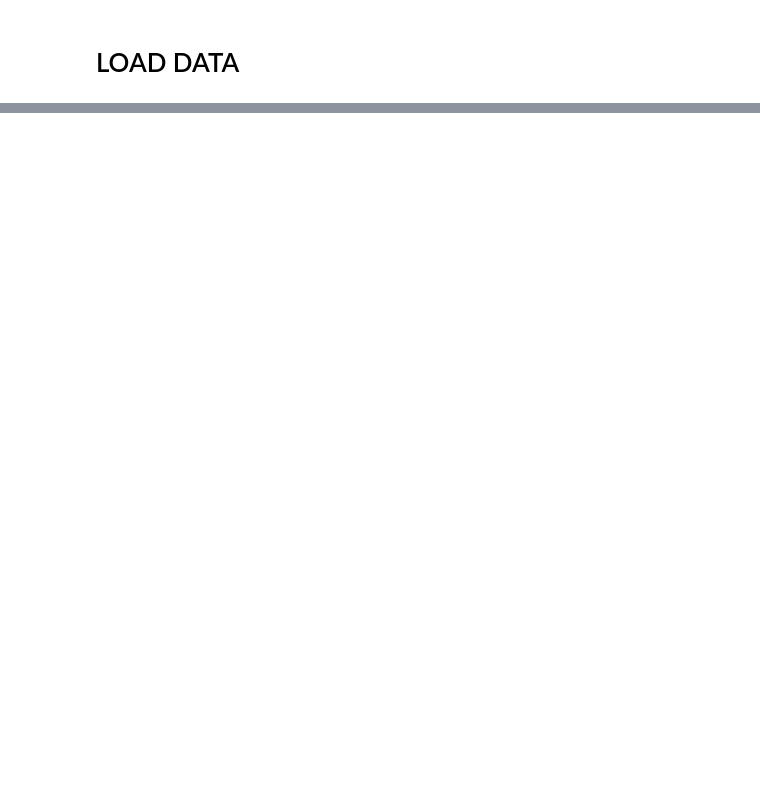
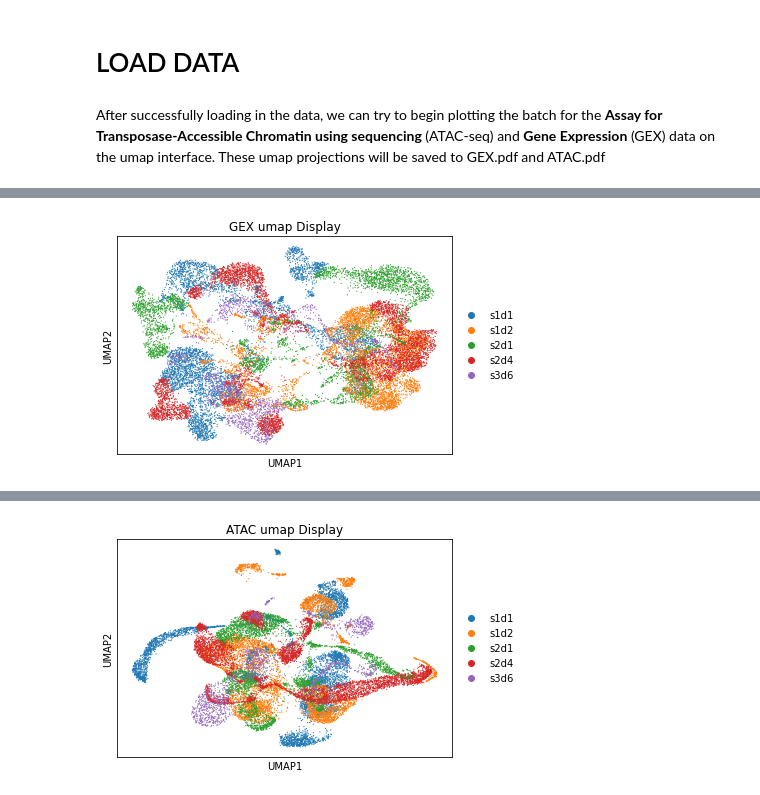
Before and after one commit to vmallela0/neurips-mia-2021, a Jupyter notebook: src/transformer-sc.ipynb, the cells around one changed output, grey strips where cells are left out. Drawn from its saved outputs; the diff is of its cells as text; code cells hidden in the pictures; blank space fills up the shorter version.

```diff
--- a/src/transformer-sc.ipynb
+++ b/src/transformer-sc.ipynb
@@ -24,7 +38,15 @@ from sklearn.metrics import mean_squared_error
 # %% [markdown]
 # LOAD DATA
 # %%
-path = '../../data/explore/multiome/'
+path = '../../../../tmp/public/multiome/'
 outpath ='../out/'
 adata_gex = ad.read_h5ad(path + "multiome_gex_processed_training.h5ad")
 adata_atac = ad.read_h5ad(path + "multiome_atac_processed_training.h5ad")
+# %% [markdown]
+After successfully loading in the data, we can try to begin plotting the batch for the **Assay for Transposase-Accessible Chromatin using sequencing** (ATAC-seq) and **Gene Expression** (GEX) data on the umap interface. These umap projections will be saved to GEX.pdf and ATAC.pdf
+# %%
+sc.tl.pca(adata_gex)
+sc.pl.umap(adata_gex, color=['batch'],save='_GEX', title='GEX umap Display')
+sc.tl.pca(adata_atac)
+sc.pl.umap(adata_atac, color=['batch'], layer='counts', save='_ATAC', title='ATAC umap Display')
+# %% [output]
@@ -30,0 +54 @@ adata_atac = ad.read_h5ad(path + "multiome_atac_processed_training.h5ad")
+[figure, added]
@@ -30,0 +56 @@ adata_atac = ad.read_h5ad(path + "multiome_atac_processed_training.h5ad")
+[figure, added]
```
Also changed, not shown: parts of 17 cells of this notebook.
